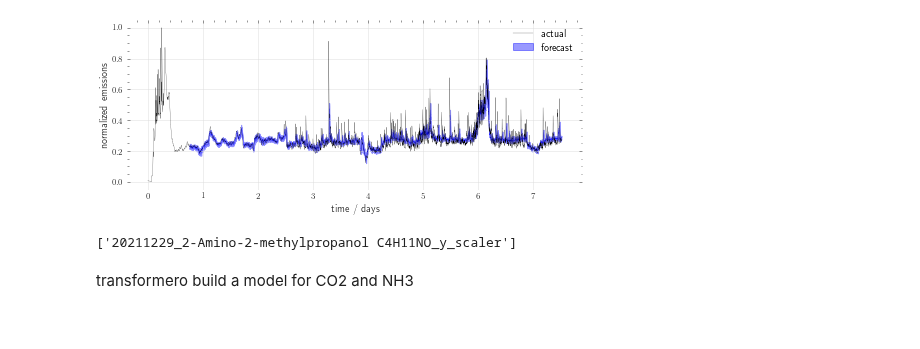
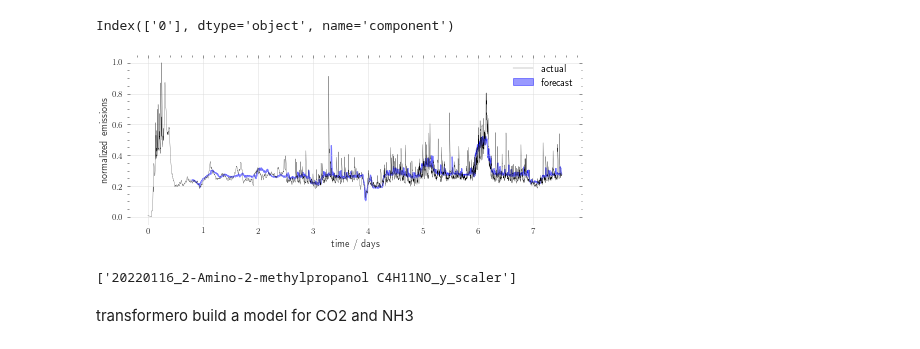
Before and after one commit to kjappelbaum/pyprocessta, a Jupyter notebook: examples/train_model_on_all_data_to_prepare_causalimpact_analysis.ipynb, the cells around one changed output. Drawn from its saved outputs; the diff is of its cells as text; code cells hidden in the pictures.

```diff
--- a/examples/train_model_on_all_data_to_prepare_causalimpact_analysis.ipynb
+++ b/examples/train_model_on_all_data_to_prepare_causalimpact_analysis.ipynb
@@ -65,5 +63,5 @@ y = y_transformer.fit_transform(y)
 # %%
 scal = y_transformer.transform(y)
 # %%
-model = run_model((x,y), input_chunk_length=20, output_chunk_length=5)
+model = run_model((x,y),  output_chunk_length=30)
 # %% [output]
@@ -81,9 +72,13 @@ backtest = model.historical_forecasts(y,
 # %%
 import matplotlib.pyplot as plt
 # %%
-results = parallelized_inference(model, x, y, repeats=10, start=0.1, horizon=5)
+results = parallelized_inference(model, x, y, repeats=100, start=0.1, horizon=30)
 # %%
 import numpy as np
+# %%
+results[0].pd_dataframe().columns
+# %% [output]
+Index(['0'], dtype='object', name='component')
 # %%
 def summarize_results(results):
     values = []
@@ -98,26 +93,26 @@ def summarize_results(results):
 # %%
 means, stds = summarize_results(results)
 # %%
-x_axis = means['0'].index - y['0'].pd_dataframe().index[0]
+x_axis = means['0'].index - y[TARGETS_clean[0]].pd_dataframe().index[0]
 x_axis = [val.total_seconds() / (60 * 60 * 24) for val in x_axis]
 
-x_conncected = y['0'].pd_dataframe().index - y['0'].pd_dataframe().index[0]
+x_conncected = y[TARGETS_clean[0]].pd_dataframe().index - y[TARGETS_clean[0]].pd_dataframe().index[0]
 x_conncected = [val.total_seconds() / (60 * 60 * 24) for val in x_conncected]
 # %%
 plt.figure(figsize=(7,3))
 plt.plot(x_axis, means['0'], c='b',  alpha=.9, lw=.2)
 plt.fill_between(x_axis, means['0']-2*stds['0'], means['0']+2*stds['0'], alpha=.4, color='b', label='forecast',)
-plt.plot(x_conncected, y['0'].values().flatten(), c='k', label='actual', lw=.2,)
+plt.plot(x_conncected, y[TARGETS_clean[0]].values().flatten(), c='k', label='actual', lw=.2,)
 
 plt.legend()
 #plt.xticks([])
 
 plt.xlabel('time / days')
 plt.ylabel('normalized emissions')
 plt.tight_layout()
-#plt.savefig(f'20211229_{TARGETS_clean[0]}_forecast_all.pdf', bbox_inches='tight')
+plt.savefig(f'20220116_{TARGETS_clean[0]}_forecast_all.pdf', bbox_inches='tight')
 # %% [output]
-[figure, old version]
+[figure, new version]
 # %%
 # plt.figure(figsize=(7,3))
 # plt.plot(x_axis, means['0'], c='b',  alpha=.9, lw=.2)
@@ -132,11 +127,11 @@ plt.tight_layout()
 # plt.tight_layout()
 # plt.savefig('20210814_2_amp_forecast_all.pdf', bbox_inches='tight')
 # %%
-joblib.dump(model, f'20211229_{TARGETS_clean[0]}_model')
-joblib.dump(transformer, f'20211229_{TARGETS_clean[0]}_x_scaler')
-joblib.dump(y_transformer, f'20211229_{TARGETS_clean[0]}_y_scaler')
+joblib.dump(model, f'20220116_{TARGETS_clean[0]}_model')
+joblib.dump(transformer, f'20220116_{TARGETS_clean[0]}_x_scaler')
+joblib.dump(y_transformer, f'20220116_{TARGETS_clean[0]}_y_scaler')
 # %% [output]
-['20211229_2-Amino-2-methylpropanol C4H11NO_y_scaler']
+['20220116_2-Amino-2-methylpropanol C4H11NO_y_scaler']
 # %% [markdown]
 transformero build a model for CO2 and NH3
 # %%
```
Also changed, not shown: parts of 8 cells of this notebook, 1 other file.
